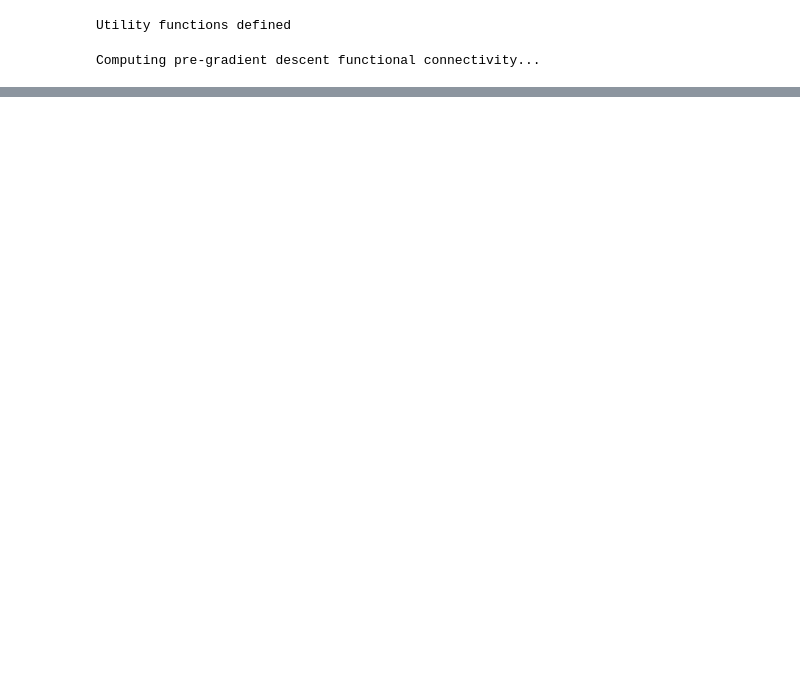
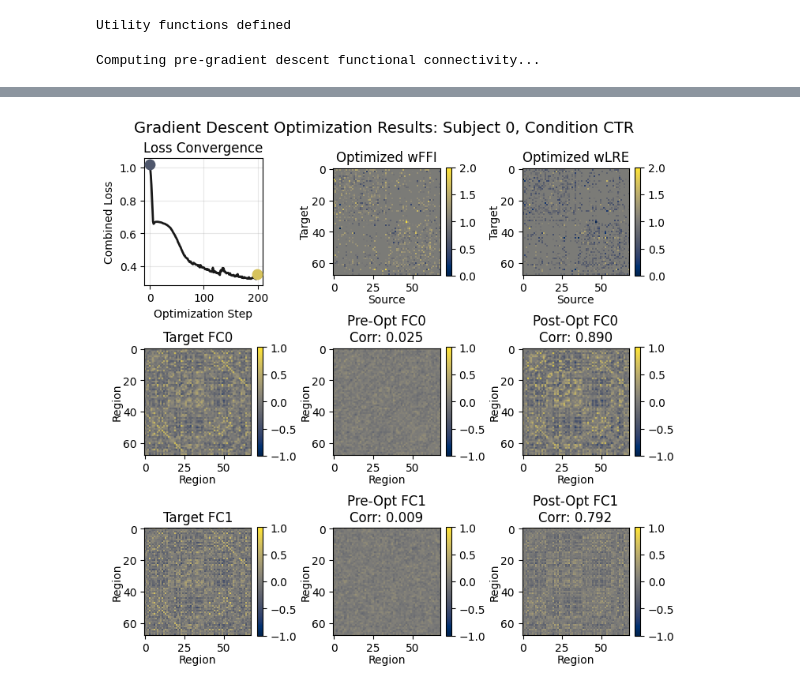
Before and after one commit to brucsk/tvboptim, a Jupyter notebook: optimization_test_multisubject.ipynb, the cells around one changed output, grey strips where cells are left out. Saved outputs shown, nothing was run; the diff lists cells and outputs as text; code cells hidden in the pictures; blank space fills up the shorter version.

```diff
--- a/optimization_test_multisubject.ipynb
+++ b/optimization_test_multisubject.ipynb
@@ -321,0 +507,26 @@ Computing pre-gradient descent functional connectivity...
+# %%
+participant_idx = 0
+condition_idx = 0
+
+print(f"\nOptimization Results for FC0, participant {participant_idx} and condition {condition_idx}:")
+print(f"  Pre-Optimization  - Correlation: {Q0_corr_pre_0_0:.4f}, RMSE: {Q0_rmse_pre_0_0:.4f}")
+print(f"  Post-Optimization - Correlation: {Q0_corr_opt_0_0:.4f}, RMSE: {Q0_rmse_opt_0_0:.4f}")
+print(f"  Improvement: Δcorr = {Q0_corr_opt_0_0 - Q0_corr_pre_0_0:+.4f}, ΔRMSE = {Q0_rmse_opt_0_0 - Q0_rmse_pre_0_0:+.4f}")
+
+print(f"\nOptimization Results for FC1, participant {participant_idx} and condition {condition_idx}:")
+print(f"  Pre-Optimization  - Correlation: {Q1_corr_pre_0_0:.4f}, RMSE: {Q1_rmse_pre_0_0:.4f}")
+print(f"  Post-Optimization - Correlation: {Q1_corr_opt_0_0:.4f}, RMSE: {Q1_rmse_opt_0_0:.4f}")
+print(f"  Improvement: Δcorr = {Q1_corr_opt_0_0 - Q1_corr_pre_0_0:+.4f}, ΔRMSE = {Q1_rmse_opt_0_0 - Q1_rmse_pre_0_0:+.4f}")
+
+condition_idx = 1
+
+print(f"\nOptimization Results for FC0, participant {participant_idx} and condition {condition_idx}:")
+print(f"  Pre-Optimization  - Correlation: {Q0_corr_pre_0_1:.4f}, RMSE: {Q0_rmse_pre_0_1:.4f}")
+
+print(f"  Post-Optimization - Correlation: {Q0_corr_opt_0_1:.4f}, RMSE: {Q0_rmse_opt_0_1:.4f}")
+print(f"  Improvement: Δcorr = {Q0_corr_opt_0_1 - Q0_corr_pre_0_1:+.4f}, ΔRMSE = {Q0_rmse_opt_0_1 - Q0_rmse_pre_0_1:+.4f}")
+
+print(f"\nOptimization Results for FC1, participant {participant_idx} and condition {condition_idx}:")
+print(f"  Pre-Optimization  - Correlation: {Q1_corr_pre_0_1:.4f}, RMSE: {Q1_rmse_pre_0_1:.4f}")
+print(f"  Post-Optimization - Correlation: {Q1_corr_opt_0_1:.4f}, RMSE: {Q1_rmse_opt_0_1:.4f}")
+print(f"  Improvement: Δcorr = {Q1_corr_opt_0_1 - Q1_corr_pre_0_1:+.4f}, ΔRMSE = {Q1_rmse_opt_0_1 - Q1_rmse_pre_0_1:+.4f}")
@@ -321,0 +642,21 @@ Computing pre-gradient descent functional connectivity...
+# %%
+participant_idx = 0
+condition_idx = 0
+
+plot_gradient_descent_results(optimized_fit= optimized_fit_0_0,
+                            optimized_state= optimized_state_0_0,
+                            participant_idx = participant_idx,
+                            condition_idx = condition_idx,
+                            Q0_emp=Q0_emp_all[0,0,:,:,0],
+                            Q1_emp=Q1_emp_all[0,1,:,:,0],
+                            Q0_pre_gd=Q0_pre_gd,
+                            Q1_pre_gd=Q1_pre_gd,
+                            Q0_sim=Q0_sim_0_0,
+                            Q1_sim=Q1_sim_0_0,
+                            Q0_corr_pre=Q0_corr_pre_0_0,
+                            Q1_corr_pre=Q1_corr_pre_0_0,
+                            Q0_corr_opt=Q0_corr_opt_0_0,
+                            Q1_corr_opt=Q1_corr_opt_0_0
+)
+# %% [output]
+[figure, added]
```
Also changed, not shown: parts of 27 cells of this notebook.
